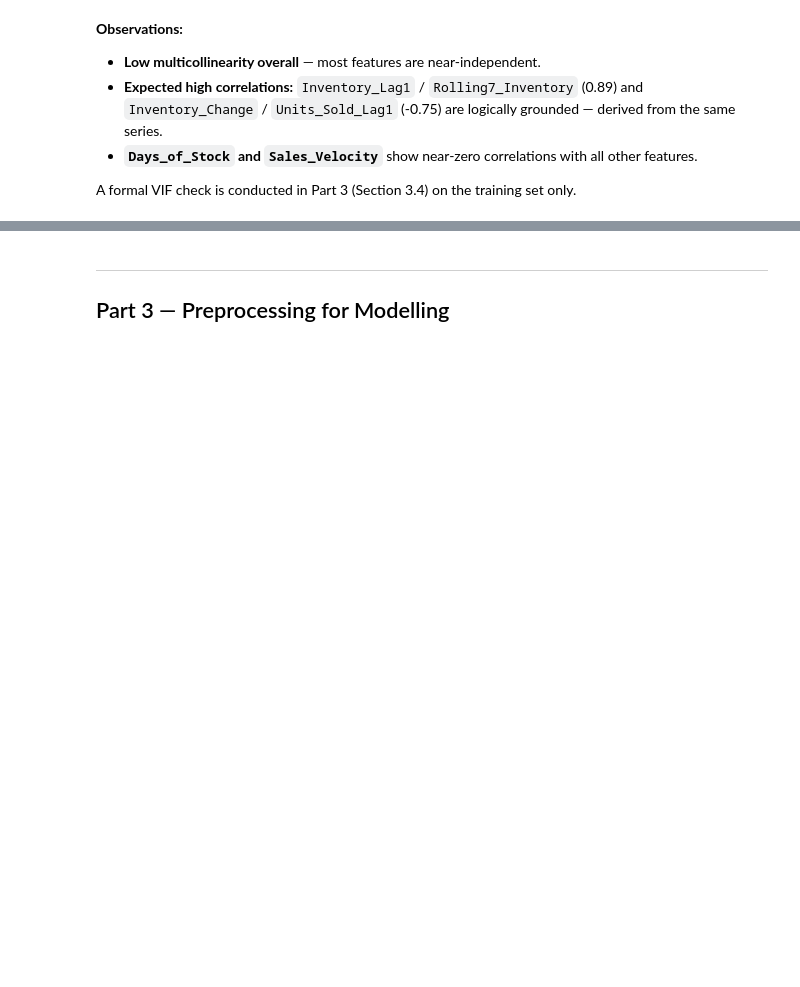
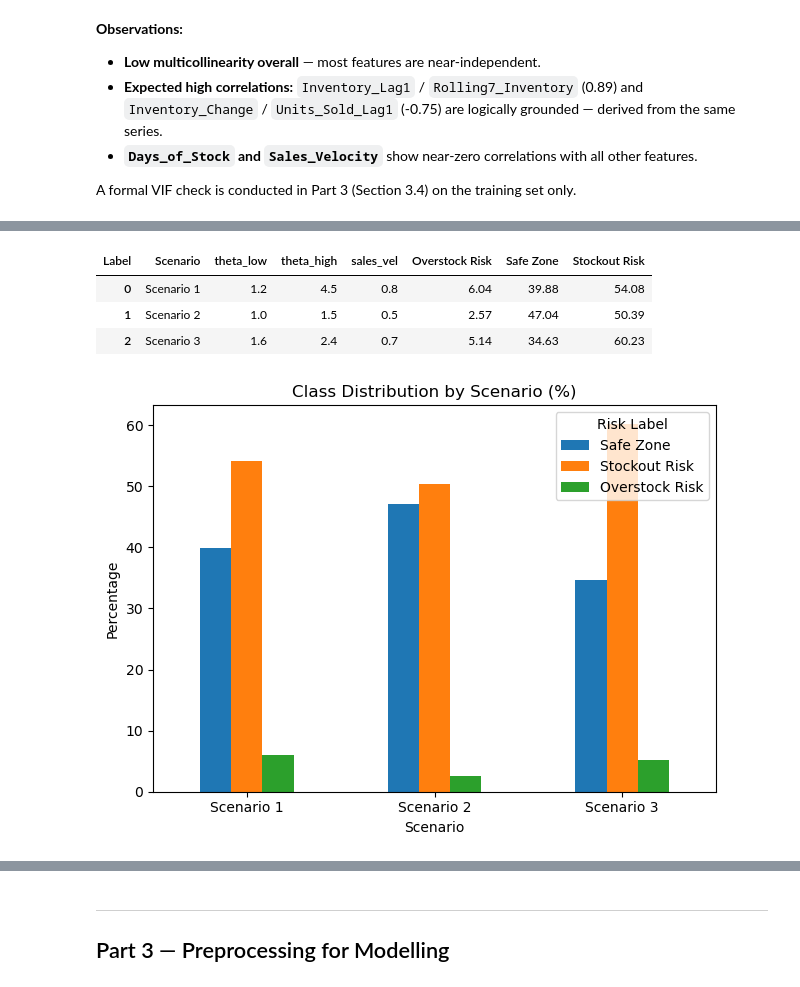
Before and after one commit to christianthomas25/inventory-risk-prediction-mlops, a Jupyter notebook: 02-features-modelling/IRP_Stage2_Features_Modelling.ipynb, the cells around one changed output, grey strips where cells are left out. Saved outputs shown, nothing was run; the diff lists cells and outputs as text; code cells hidden in the pictures; blank space fills up the shorter version.

```diff
--- a/02-features-modelling/IRP_Stage2_Features_Modelling.ipynb
+++ b/02-features-modelling/IRP_Stage2_Features_Modelling.ipynb
@@ -553,0 +442,80 @@ A formal VIF check is conducted in Part 3 (Section 3.4) on the training set only
+# %%
+scenario_results = []
+
+scenarios = {
+    "Scenario 1": {"theta_low": 1.2, "theta_high": 4.5, "sales_vel": 0.8},
+    "Scenario 2": {"theta_low": 1.0, "theta_high": 1.5, "sales_vel": 0.5},
+    "Scenario 3": {"theta_low": 1.6, "theta_high": 2.4, "sales_vel": 0.7},
+}
+
+for scenario_name, params in scenarios.items():
+    temp = df.copy()
+
+    theta_low = params["theta_low"]
+    theta_high = params["theta_high"]
+    sales_vel = params["sales_vel"]
+
+    # Current-period label
+    temp["Risk_Label_Current"] = "Safe Zone"
+
+    temp.loc[
+        temp["Inventory_Reconstructed"] < temp["Demand_Forecast_Clean"] * theta_low,
+        "Risk_Label_Current"
+    ] = "Stockout Risk"
+
+    temp.loc[
+        (temp["Inventory_Reconstructed"] > temp["Demand_Forecast_Clean"] * theta_high) &
+        (temp["Units Sold"] < temp["Demand_Forecast_Clean"] * sales_vel),
+        "Risk_Label_Current"
+    ] = "Overstock Risk"
+
+    # Distribution summary
+    counts = temp["Risk_Label_Current"].value_counts()
+    total = len(temp)
+
+    for label in ["Safe Zone", "Stockout Risk", "Overstock Risk"]:
+        count = counts.get(label, 0)
+        pct = count / total * 100
+        scenario_results.append({
+            "Scenario": scenario_name,
+            "theta_low": theta_low,
+            "theta_high": theta_high,
+            "sales_vel": sales_vel,
+            "Label": label,
+            "Count": count,
+            "Percent": round(pct, 2)
+        })
+
+scenario_df = pd.DataFrame(scenario_results)
+
+scenario_pivot = scenario_df.pivot_table(
+    index=["Scenario", "theta_low", "theta_high", "sales_vel"],
+    columns="Label",
+    values="Percent"
+).reset_index()
+
+scenario_pivot
+# %% [output]
+| Label | Scenario | theta_low | theta_high | sales_vel | Overstock Risk | Safe Zone | Stockout Risk |
+| 0 | Scenario 1 | 1.2 | 4.5 | 0.8 | 6.04 | 39.88 | 54.08 |
+| 1 | Scenario 2 | 1.0 | 1.5 | 0.5 | 2.57 | 47.04 | 50.39 |
+| 2 | Scenario 3 | 1.6 | 2.4 | 0.7 | 5.14 | 34.63 | 60.23 |
+# %%
+import matplotlib.pyplot as plt
+
+# Set index for plotting
+plot_df = scenario_pivot.set_index("Scenario")[["Safe Zone", "Stockout Risk", "Overstock Risk"]]
+
+# Plot
+plot_df.plot(kind="bar")
+
+plt.title("Class Distribution by Scenario (%)")
+plt.ylabel("Percentage")
+plt.xlabel("Scenario")
+plt.xticks(rotation=0)
+plt.legend(title="Risk Label")
+plt.tight_layout()
+
+plt.show()
+# %% [output]
+[figure, added]
```
Also changed, not shown: parts of 26 cells of this notebook, 4 other files.
